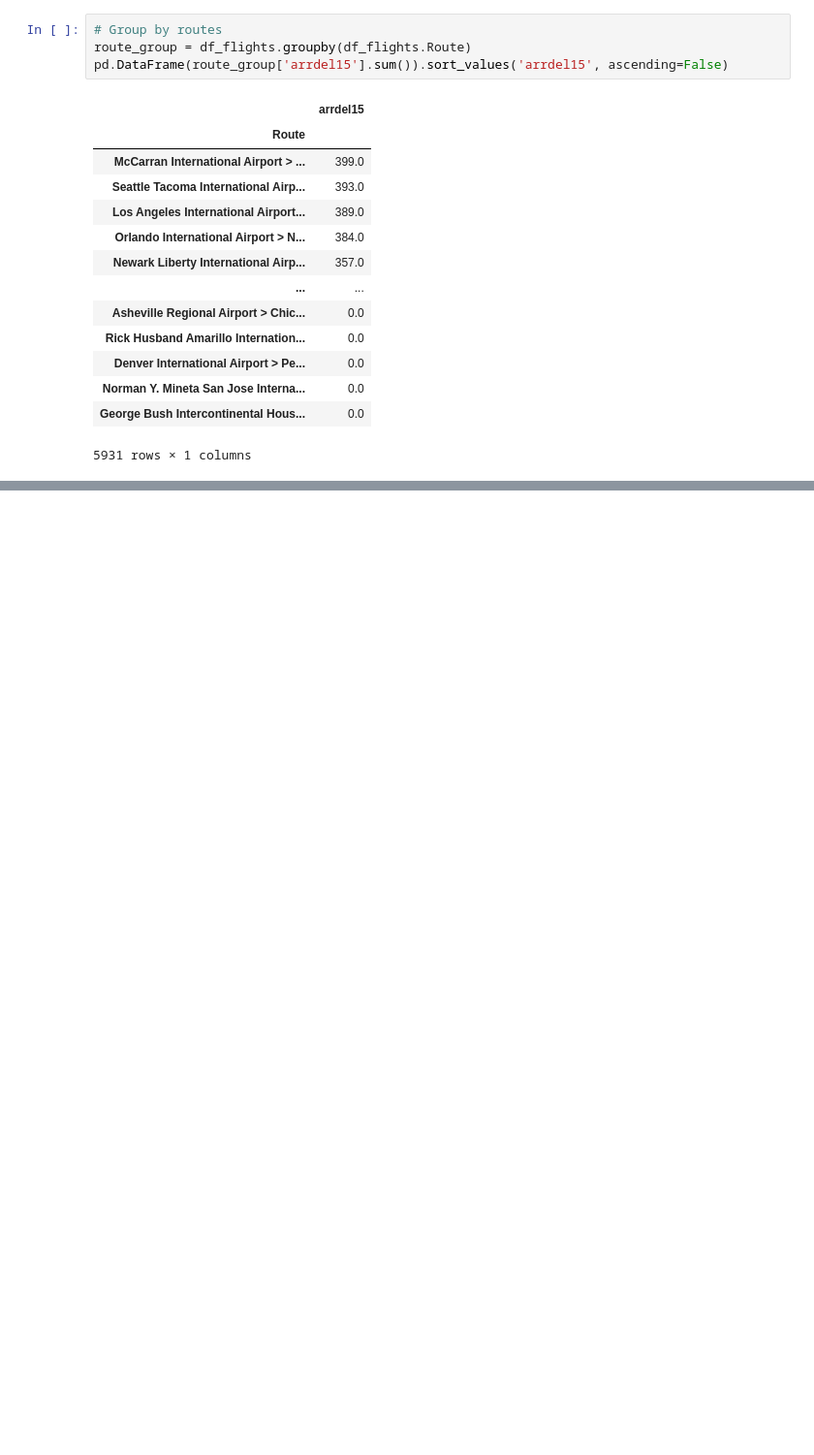
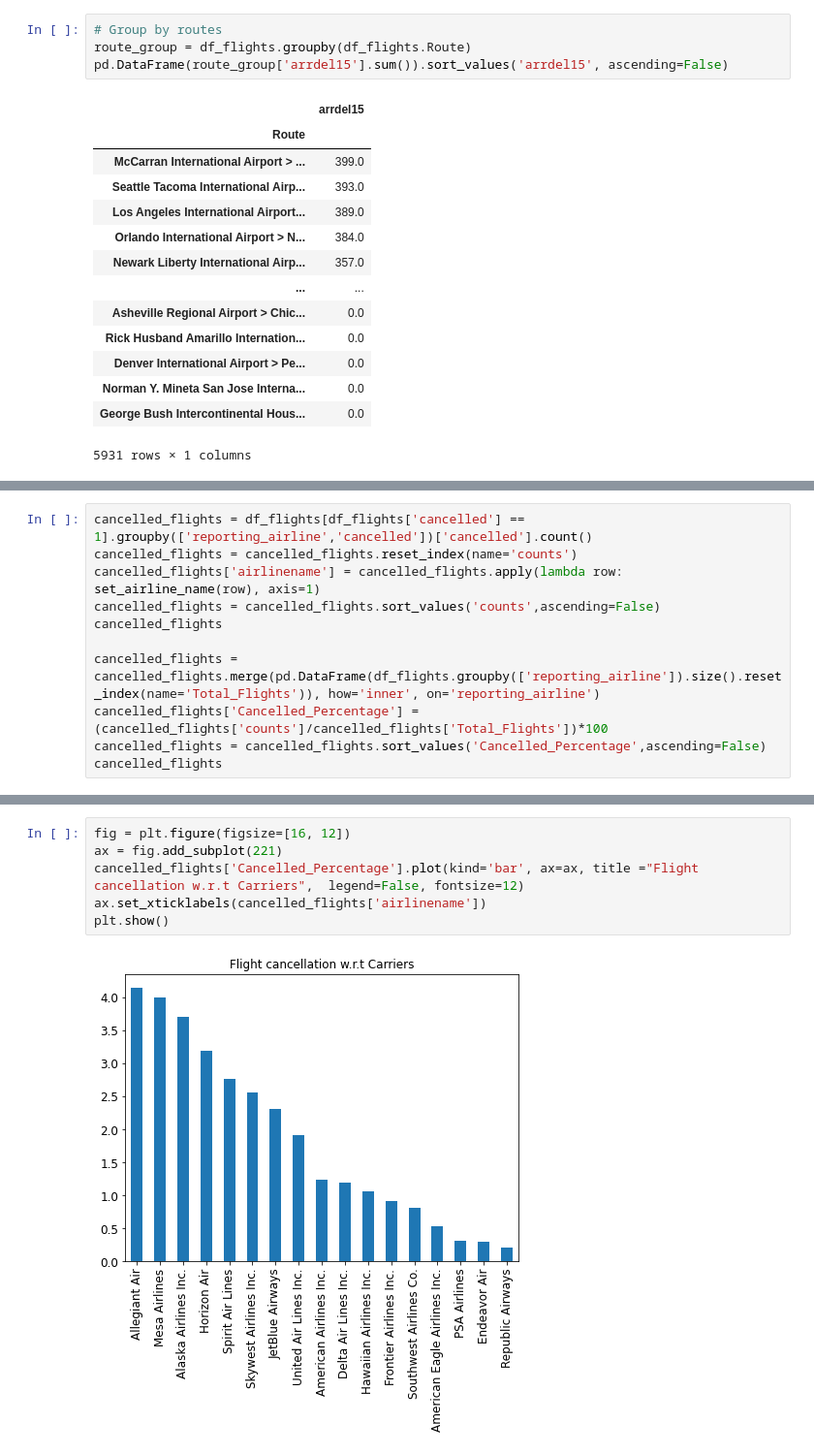
Before and after one commit to Ramachandranmu/Flight_Data, a Jupyter notebook: Flight_Data_Analysis.ipynb, the cells around one changed output, grey strips where cells are left out. Shown at 97% size. Cells and saved outputs as stored; diff of their text form; blank space fills up the shorter version.

```diff
--- a/Flight_Data_Analysis.ipynb
+++ b/Flight_Data_Analysis.ipynb
@@ -725,0 +702,11 @@ plt.show()
+# %%
+cancelled_flights = df_flights[df_flights['cancelled'] == 1].groupby(['reporting_airline','cancelled'])['cancelled'].count()
+cancelled_flights = cancelled_flights.reset_index(name='counts')
+cancelled_flights['airlinename'] = cancelled_flights.apply(lambda row: set_airline_name(row), axis=1)
+cancelled_flights = cancelled_flights.sort_values('counts',ascending=False)
+cancelled_flights
+
+cancelled_flights = cancelled_flights.merge(pd.DataFrame(df_flights.groupby(['reporting_airline']).size().reset_index(name='Total_Flights')), how='inner', on='reporting_airline')
+cancelled_flights['Cancelled_Percentage'] = (cancelled_flights['counts']/cancelled_flights['Total_Flights'])*100
+cancelled_flights = cancelled_flights.sort_values('Cancelled_Percentage',ascending=False)
+cancelled_flights
@@ -725,0 +732,8 @@ plt.show()
+# %%
+fig = plt.figure(figsize=[16, 12])
+ax = fig.add_subplot(221)
+cancelled_flights['Cancelled_Percentage'].plot(kind='bar', ax=ax, title ="Flight cancellation w.r.t Carriers",  legend=False, fontsize=12)
+ax.set_xticklabels(cancelled_flights['airlinename'])
+plt.show()
+# %% [output]
+[figure, added]
```
Also changed, not shown: parts of 69 cells of this notebook.
